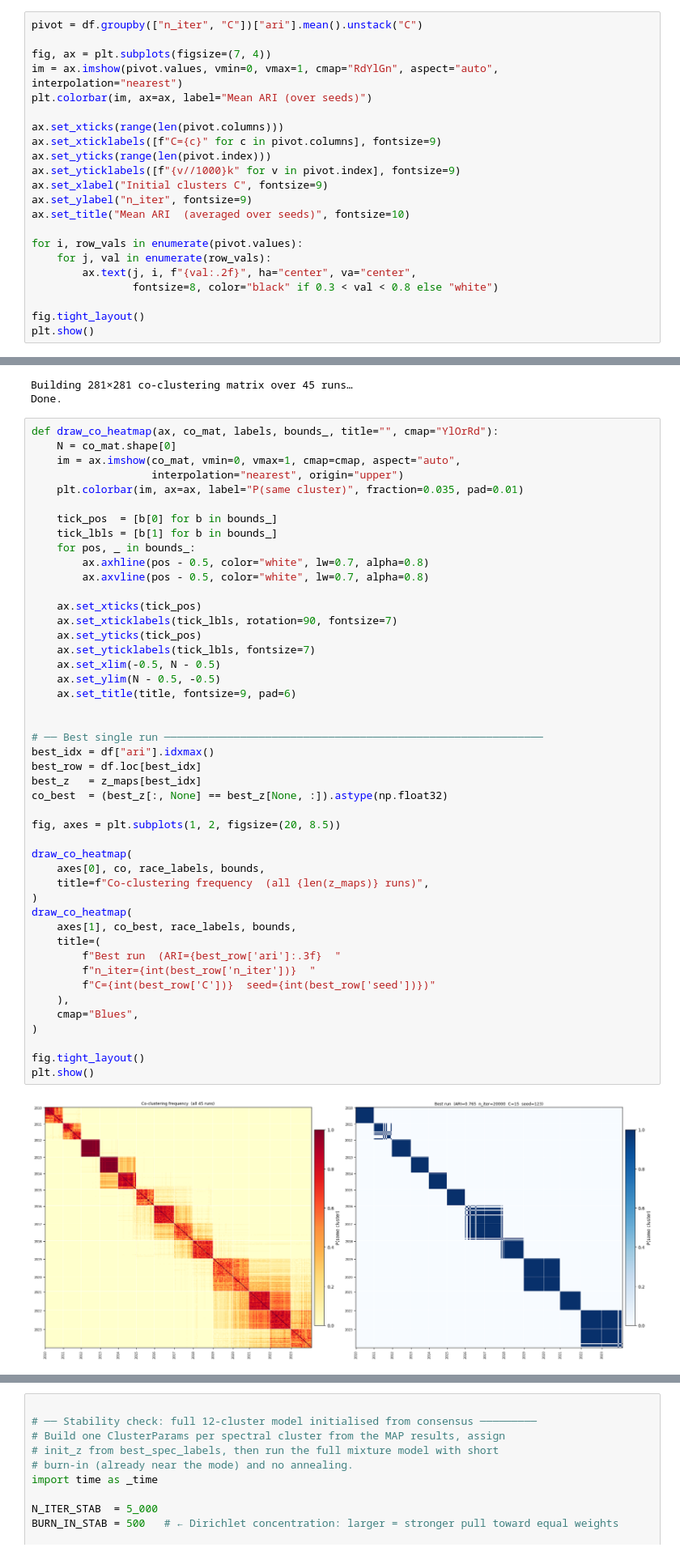
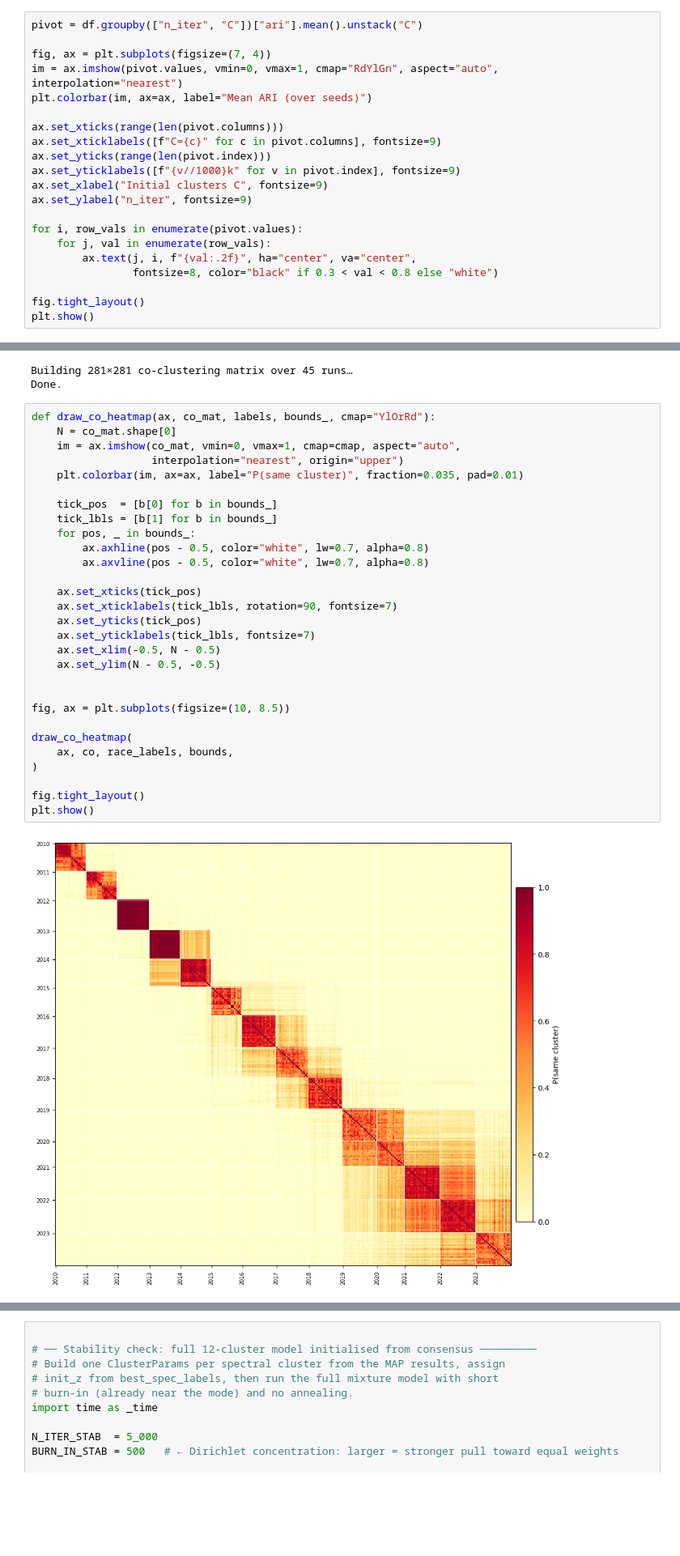
Before and after one commit to jonanord-gd/TiedBayesMallows, a Jupyter notebook: F1GridVisualise.ipynb, the cells around one changed output, grey strips where cells are left out. Shown at 81% size. Drawn from its saved outputs; the diff is of its cells as text; blank space fills up the shorter version.

```diff
--- a/F1GridVisualise.ipynb
+++ b/F1GridVisualise.ipynb
@@ -202,7 +197,6 @@ ax.set_yticks(range(len(pivot.index)))
 ax.set_yticklabels([f"{v//1000}k" for v in pivot.index], fontsize=9)
 ax.set_xlabel("Initial clusters C", fontsize=9)
 ax.set_ylabel("n_iter", fontsize=9)
-ax.set_title("Mean ARI  (averaged over seeds)", fontsize=10)
 
 for i, row_vals in enumerate(pivot.values):
     for j, val in enumerate(row_vals):
@@ -229,50 +223,33 @@ print("Done.")
 Building 281×281 co-clustering matrix over 45 runs…
 Done.
 # %%
-def draw_co_heatmap(ax, co_mat, labels, bounds_, title="", cmap="YlOrRd"):
+def draw_co_heatmap(ax, co_mat, labels, bounds_, cmap="YlOrRd"):
     N = co_mat.shape[0]
     im = ax.imshow(co_mat, vmin=0, vmax=1, cmap=cmap, aspect="auto",
                    interpolation="nearest", origin="upper")
     plt.colorbar(im, ax=ax, label="P(same cluster)", fraction=0.035, pad=0.01)
 
     tick_pos  = [b[0] for b in bounds_]
     tick_lbls = [b[1] for b in bounds_]
     for pos, _ in bounds_:
         ax.axhline(pos - 0.5, color="white", lw=0.7, alpha=0.8)
         ax.axvline(pos - 0.5, color="white", lw=0.7, alpha=0.8)
 
     ax.set_xticks(tick_pos)
     ax.set_xticklabels(tick_lbls, rotation=90, fontsize=7)
     ax.set_yticks(tick_pos)
     ax.set_yticklabels(tick_lbls, fontsize=7)
     ax.set_xlim(-0.5, N - 0.5)
     ax.set_ylim(N - 0.5, -0.5)
-    ax.set_title(title, fontsize=9, pad=6)
 
 
-# ── Best single run ────────────────────────────────────────────────────────────
-best_idx = df["ari"].idxmax()
-best_row = df.loc[best_idx]
-best_z   = z_maps[best_idx]
-co_best  = (best_z[:, None] == best_z[None, :]).astype(np.float32)
-
-fig, axes = plt.subplots(1, 2, figsize=(20, 8.5))
+fig, ax = plt.subplots(figsize=(10, 8.5))
 
 draw_co_heatmap(
-    axes[0], co, race_labels, bounds,
-    title=f"Co-clustering frequency  (all {len(z_maps)} runs)",
-)
-draw_co_heatmap(
-    axes[1], co_best, race_labels, bounds,
-    title=(
-        f"Best run  (ARI={best_row['ari']:.3f}  "
-        f"n_iter={int(best_row['n_iter'])}  "
-        f"C={int(best_row['C'])}  seed={int(best_row['seed'])})"
-    ),
-    cmap="Blues",
+    ax, co, race_labels, bounds,
 )
 
 fig.tight_layout()
 plt.show()
 # %% [output]
-[figure, old version]
+[figure, new version]
```
Also changed, not shown: parts of 12 cells of this notebook, 15 other files.
